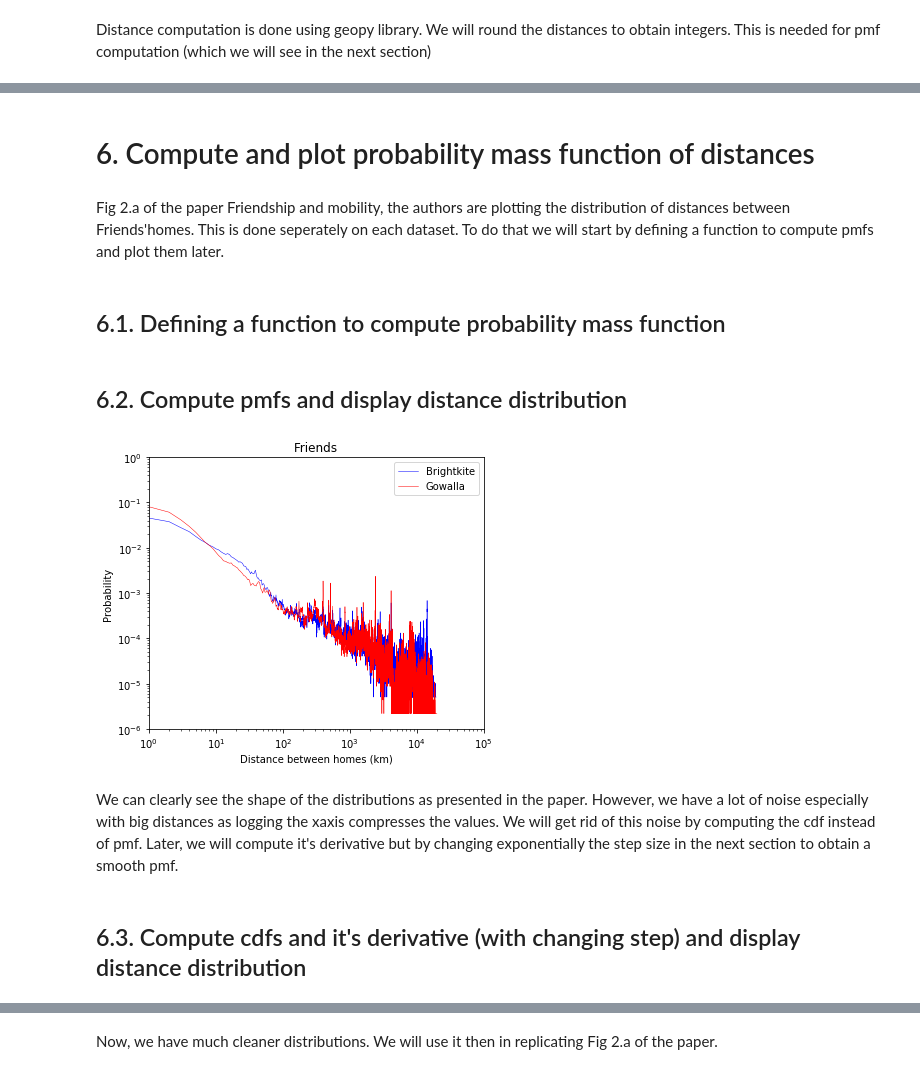
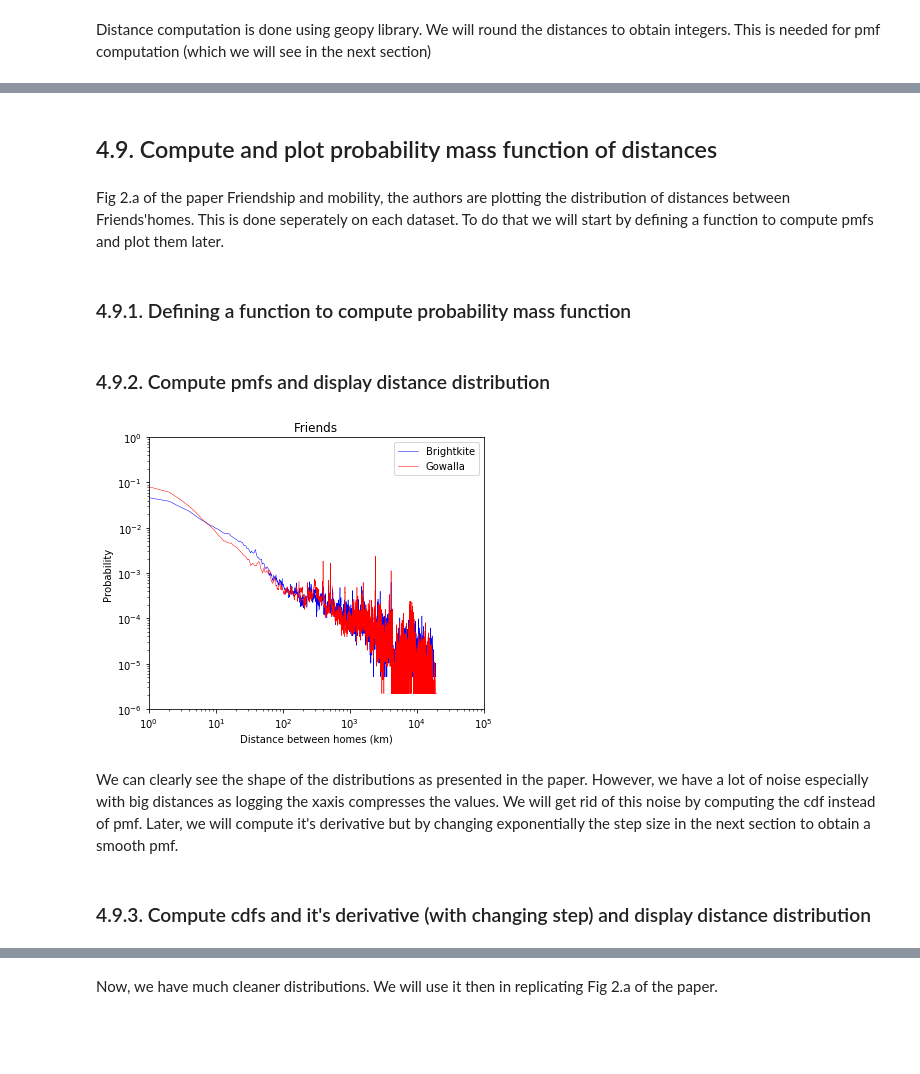
Before and after one commit to TheAzouz/Replication-of-Friendship-and-mobility, a Jupyter notebook: replication_report.ipynb, the cells around one changed output, grey strips where cells are left out. Drawn from its saved outputs; the diff is of its cells as text; code cells hidden in the pictures; blank space fills up the shorter version.

```diff
--- a/replication_report.ipynb
+++ b/replication_report.ipynb
@@ -295,2 +236,4 @@ df_gowalla_edges
+# %%
+df_gowalla_edges = df_gowalla_edges[df_gowalla_edges['user1']<df_gowalla_edges['user2']]
 # %% [markdown]
 ### 3.2.2 Brightkite edges
@@ -302,10 +239,0 @@ len(str(df_brightkite_edges['user1'].max()))
-# %%
-# We repeat the same operation on brightkite_edges dataframe
-df_brightkite_edges['edge'] = df_brightkite_edges.\
-                            apply(lambda row:''.join(sorted([format(row['user1'],'05d'),
-                                                             format(row['user2'],'05d')])),axis=1)
-# %%
-# Removing duplicates and dropping the unnecessary column
-df_brightkite_edges.drop_duplicates('edge',inplace=True)
-df_brightkite_edges.drop(columns=['edge'],inplace=True)
-df_brightkite_edges
@@ -325,0 +240,2 @@ df_brightkite_edges
+# %%
+df_brightkite_edges = df_brightkite_edges[df_brightkite_edges['user1']<df_brightkite_edges['user2']]
@@ -640,9 +529,9 @@ df_dist_gowalla
 # %% [markdown]
-# 6. Compute and plot probability mass function of distances
+## 4.9. Compute and plot probability mass function of distances
 # %% [markdown]
 Fig 2.a of the paper Friendship and mobility, the authors are plotting the distribution of distances between Friends'homes. This is done seperately on each dataset. To do that we will start by defining a function to compute pmfs and plot them later.
 # %% [markdown]
-## 6.1. Defining a function to compute probability mass function
+### 4.9.1. Defining a function to compute probability mass function
 # %%
 def get_pmf_1(vals):
     """
@@ -660,7 +549,7 @@ def get_pmf_1(vals):
     val, cnt = np.unique(vals, return_counts=True)
     return val, cnt/len(vals)
 # %% [markdown]
-## 6.2. Compute pmfs and display  distance distribution
+### 4.9.2. Compute pmfs and display  distance distribution
 # %%
 # We use the previously defined function to compute the distribution of distances between friends'homes
 # in Brightkite dataframe and Gowalla's one
@@ -669,23 +558,23 @@ dist_gw,p_gw = get_pmf_1(df_dist_gowalla.distance.values)
 # %%
 # Let's plot the two distributions on a logscale
 # Plot
 plt.figure(figsize=(6,5))
 # Lines
-plt.loglog(dist_bk,p_bk,linewidth=0.5,color='blue',linestyle='-')
-plt.loglog(dist_gw,p_gw,linewidth=0.5,color='red',linestyle='-')
+plt.loglog(dist_bk,p_bk,linewidth=0.5,color='blue',linestyle='-',)
+plt.loglog(dist_gw,p_gw,linewidth=0.5,color='red',linestyle='-',)
 # set axis limits as in paper
 plt.xlim(1,1e5)
 plt.ylim(1e-6,1)
 plt.xlabel('Distance between homes (km)')
 plt.ylabel('Probability')
 plt.legend(['Brightkite','Gowalla'])
 plt.title('Friends');
 # %% [output]
-[figure, old version]
+[figure, new version]
 # %% [markdown]
 We can clearly see the shape of the distributions as presented in the paper. However, we have a lot of noise especially with big distances as logging the xaxis compresses the values. We will get rid of this noise by computing the cdf instead of pmf. Later, we will compute it's derivative but by changing exponentially the step size in the next section to obtain a smooth pmf.
 # %% [markdown]
-## 6.3. Compute cdfs and it's derivative (with changing step) and display  distance distribution
+### 4.9.3. Compute cdfs and it's derivative (with changing step) and display  distance distribution
 # %%
 def get_pmf_2(vals):
     """
```
Also changed, not shown: parts of 92 cells of this notebook.
